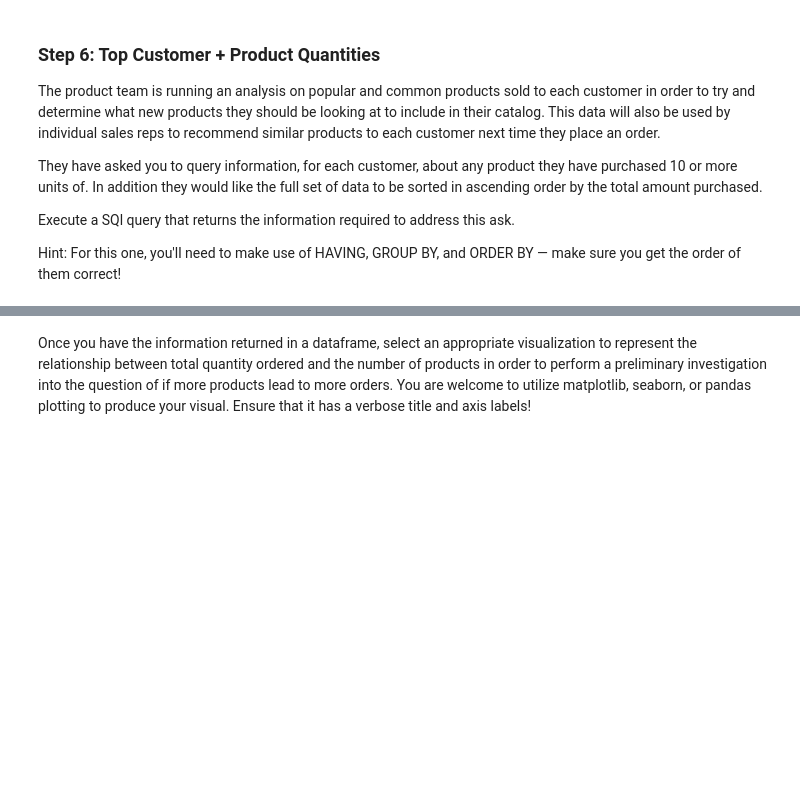
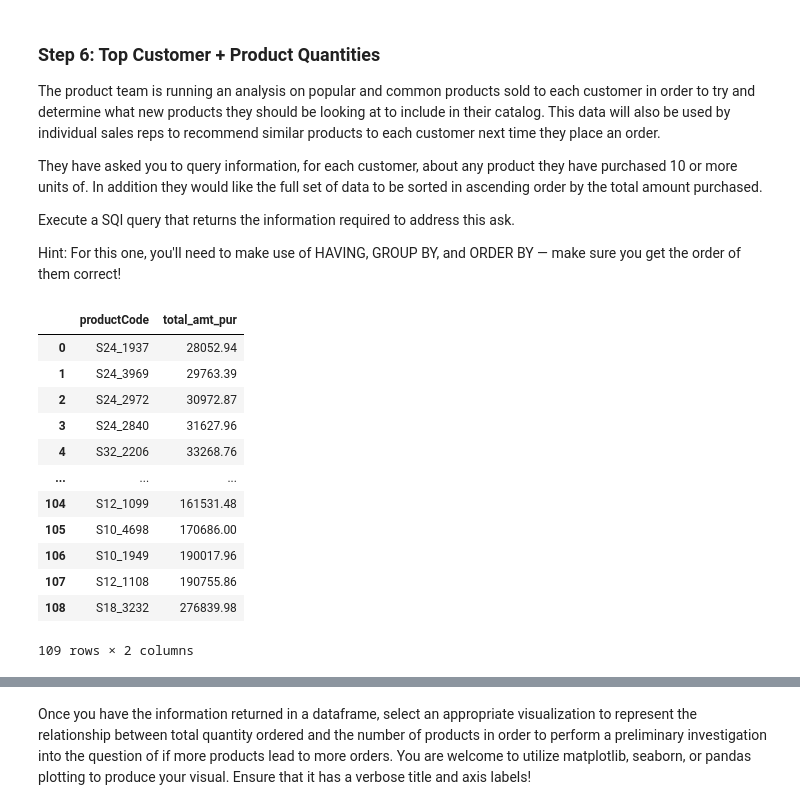
Before and after one commit to j-alba-data/dsc-sql-summative-lab, a Jupyter notebook: SQLSummativeLab.ipynb, the cells around one changed output, grey strips where cells are left out. Saved outputs shown, nothing was run; the diff lists cells and outputs as text; code cells hidden in the pictures; blank space fills up the shorter version.

```diff
--- a/SQLSummativeLab.ipynb
+++ b/SQLSummativeLab.ipynb
@@ -176,3 +203,30 @@ None
+# %%
+# Replace None with you code
+query5 = """
+select od.productCode, sum(od.quantityOrdered * od.priceEach) as total_amt_pur
+from customers c
+join orders o using(customerNumber)
+join orderdetails od using(orderNumber)
+group by od.productCode
+having count(od.productCode) >= 10
+order by total_amt_pur;
+"""
+pop_prods = pd.read_sql(query5, conn)
+pop_prods
+# %% [output]
+|  | productCode | total_amt_pur |
+| 0 | S24_1937 | 28052.94 |
+| 1 | S24_3969 | 29763.39 |
+| 2 | S24_2972 | 30972.87 |
+| 3 | S24_2840 | 31627.96 |
+| 4 | S32_2206 | 33268.76 |
+| ... | ... | ... |
+| 104 | S12_1099 | 161531.48 |
+| 105 | S10_4698 | 170686.00 |
+| 106 | S10_1949 | 190017.96 |
+| 107 | S12_1108 | 190755.86 |
+| 108 | S18_3232 | 276839.98 |
+109 rows × 2 columns
 # %% [markdown]
 ### Step 7: Product Analysis - Visual Required
 
```
Also changed, not shown: parts of 6 cells of this notebook.
